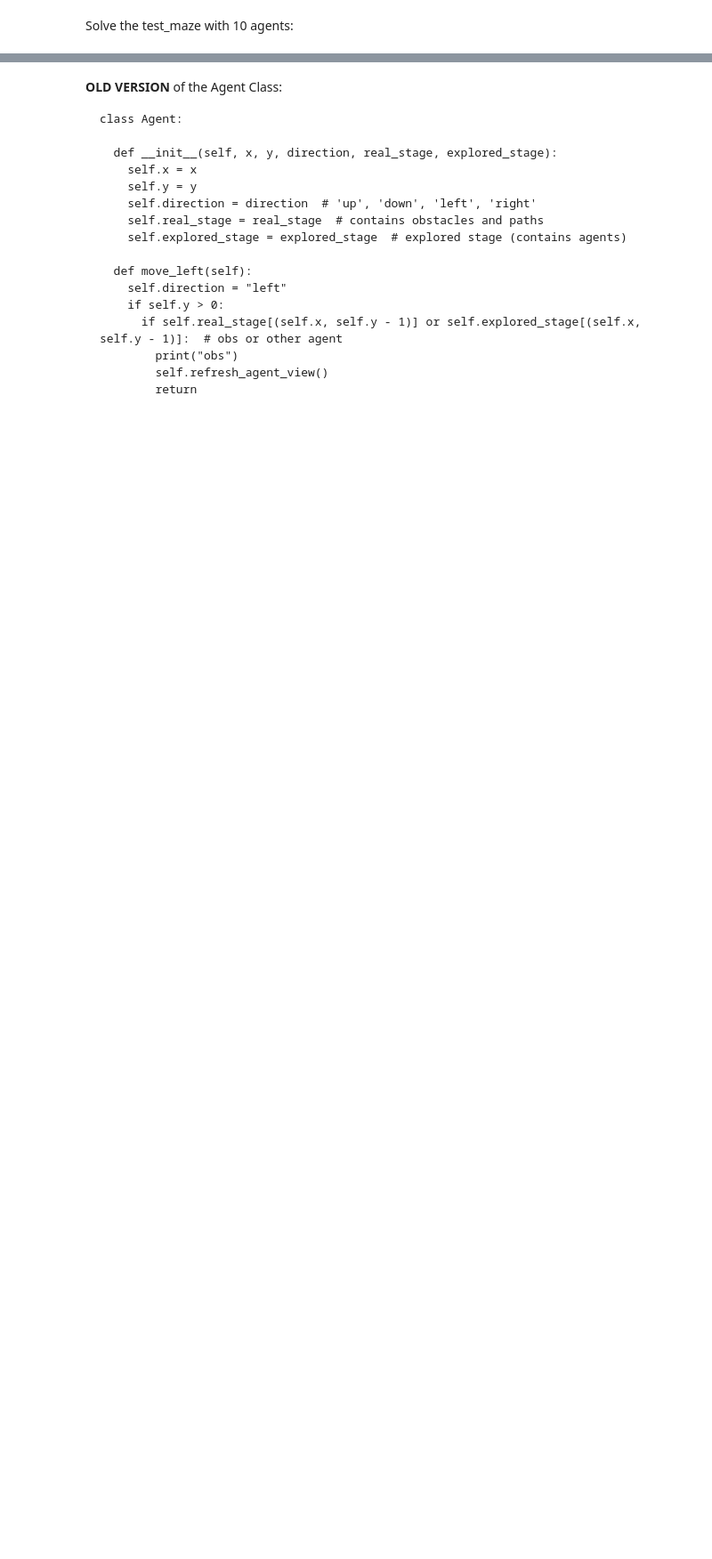
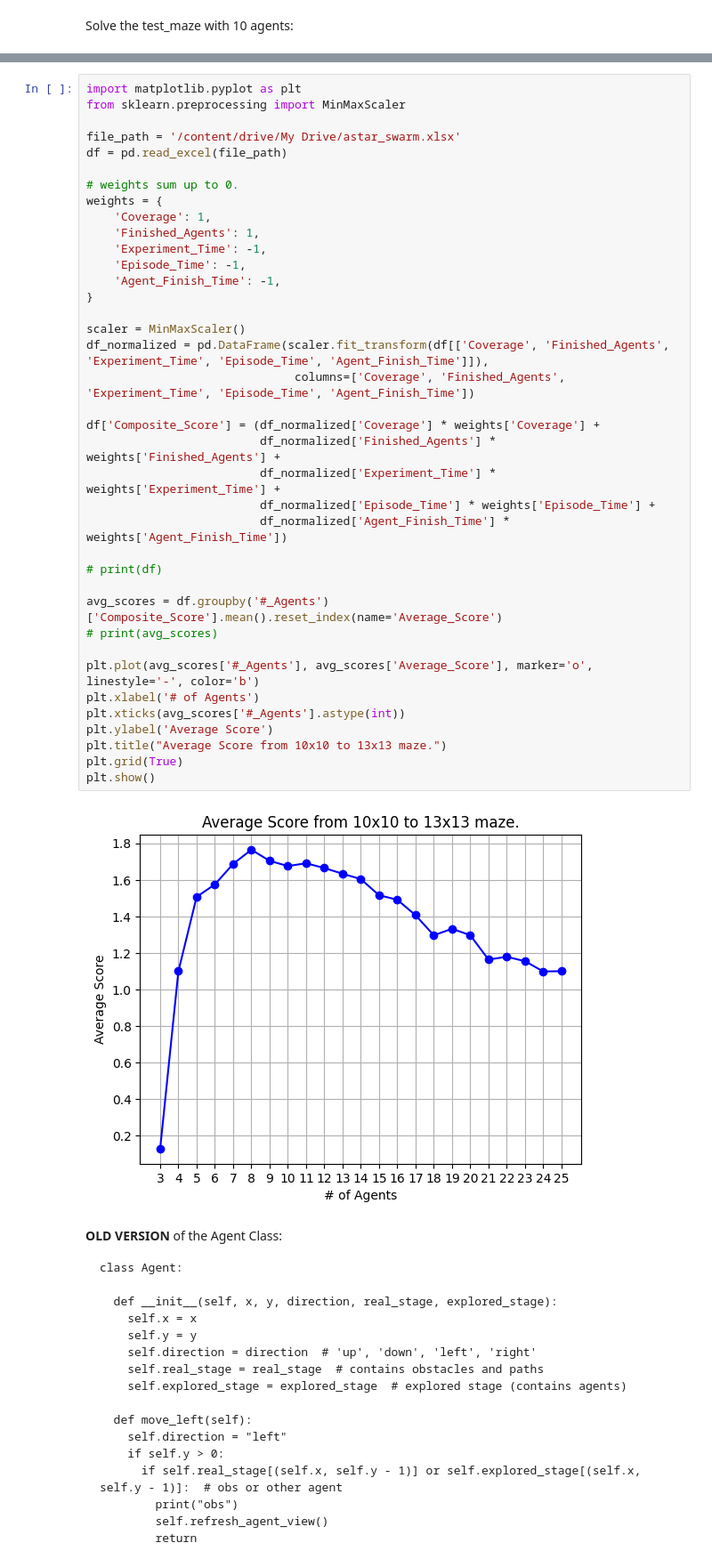
Before and after one commit to manouslinard/multiagent-exploration, a Jupyter notebook: Swarm_RL-Manousos.ipynb, the cells around one changed output, grey strips where cells are left out. Shown at 89% size. Cells and saved outputs as stored; diff of their text form; blank space fills up the shorter version.

````diff
--- a/Swarm_RL-Manousos.ipynb
+++ b/Swarm_RL-Manousos.ipynb
@@ -407,3 +498,43 @@ Average Coverage Percentage: 0.9023668639053255 / Average Finished: 0.9 / Averag
+# %%
+import matplotlib.pyplot as plt
+from sklearn.preprocessing import MinMaxScaler
+
+file_path = '/content/drive/My Drive/astar_swarm.xlsx'
+df = pd.read_excel(file_path)
+
+# weights sum up to 0.
+weights = {
+    'Coverage': 1,
+    'Finished_Agents': 1,
+    'Experiment_Time': -1,
+    'Episode_Time': -1,
+    'Agent_Finish_Time': -1,
+}
+
+scaler = MinMaxScaler()
+df_normalized = pd.DataFrame(scaler.fit_transform(df[['Coverage', 'Finished_Agents', 'Experiment_Time', 'Episode_Time', 'Agent_Finish_Time']]),
+                              columns=['Coverage', 'Finished_Agents', 'Experiment_Time', 'Episode_Time', 'Agent_Finish_Time'])
+
+df['Composite_Score'] = (df_normalized['Coverage'] * weights['Coverage'] +
+                         df_normalized['Finished_Agents'] * weights['Finished_Agents'] +
+                         df_normalized['Experiment_Time'] * weights['Experiment_Time'] +
+                         df_normalized['Episode_Time'] * weights['Episode_Time'] +
+                         df_normalized['Agent_Finish_Time'] * weights['Agent_Finish_Time'])
+
+# print(df)
+
+avg_scores = df.groupby('#_Agents')['Composite_Score'].mean().reset_index(name='Average_Score')
+# print(avg_scores)
+
+plt.plot(avg_scores['#_Agents'], avg_scores['Average_Score'], marker='o', linestyle='-', color='b')
+plt.xlabel('# of Agents')
+plt.xticks(avg_scores['#_Agents'].astype(int))
+plt.ylabel('Average Score')
+plt.title("Average Score from 10x10 to 13x13 maze.")
+plt.grid(True)
+plt.show()
+# %% [output]
+[figure, added]
 # %% [markdown]
 **OLD VERSION** of the Agent Class:
 ```
````
Also changed, not shown: parts of 22 cells of this notebook, 2 other files.
